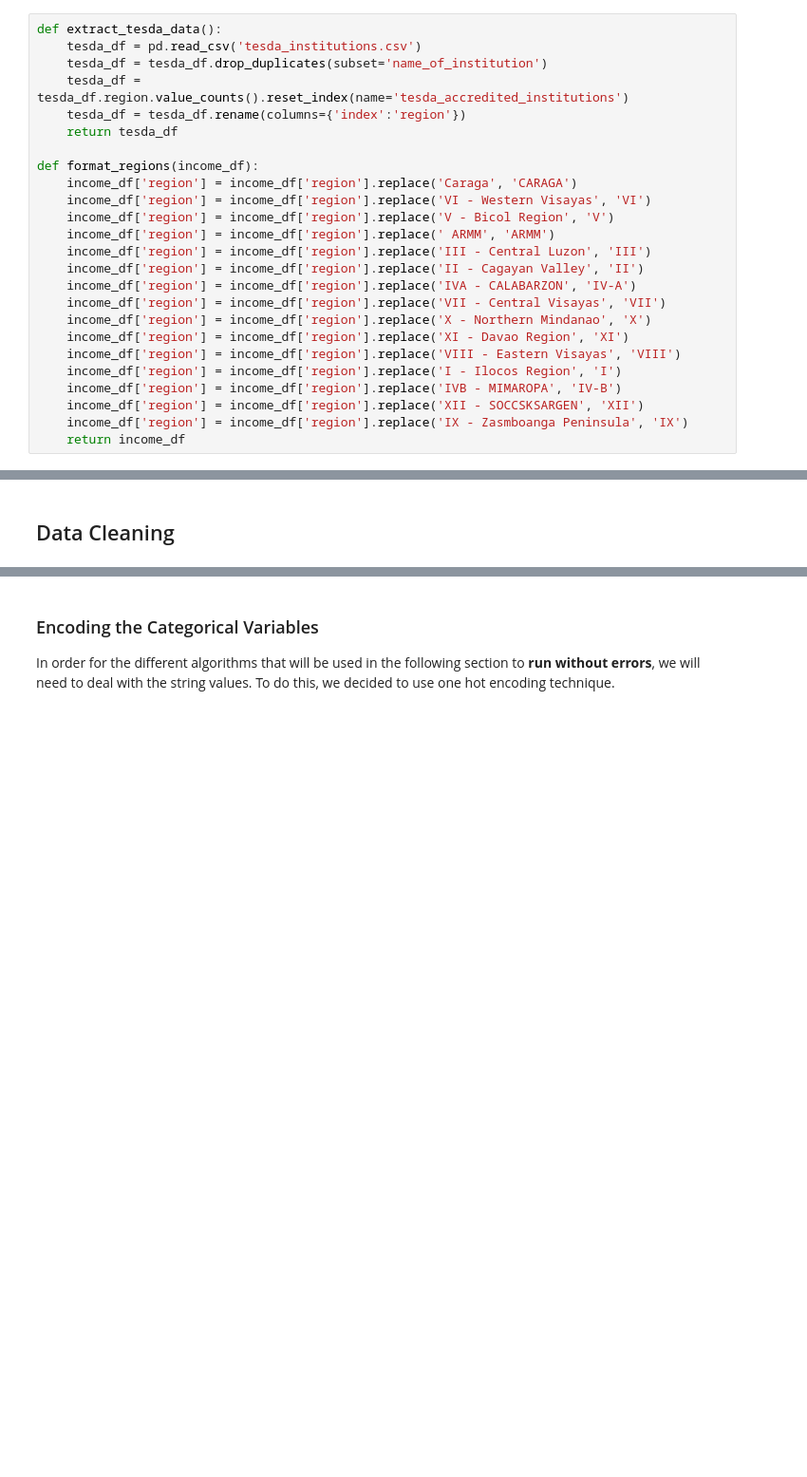
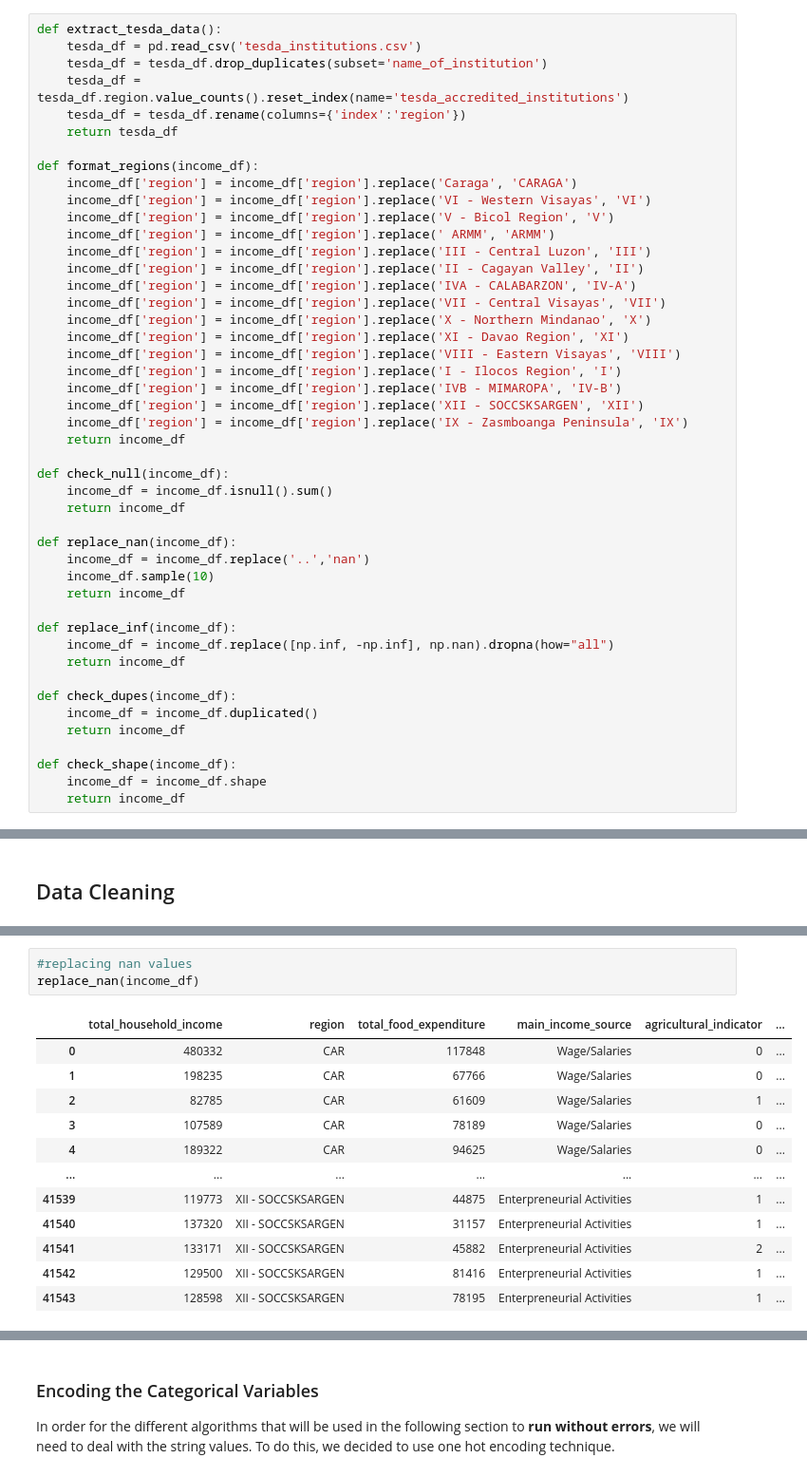
Before and after one commit to legaspicary/it465-group-project, a Jupyter notebook: group_project.ipynb, the cells around one changed output, grey strips where cells are left out. Shown at 95% size. Drawn from its saved outputs; the diff is of its cells as text; blank space fills up the shorter version.

Commit message:
Defining Functions for Data Cleaning
Please check code, correct me if I'm wrong. Thank you

```diff
--- a/group_project.ipynb
+++ b/group_project.ipynb
@@ -62,6 +62,27 @@ def format_regions(income_df):
     income_df['region'] = income_df['region'].replace('XII - SOCCSKSARGEN', 'XII')
     income_df['region'] = income_df['region'].replace('IX - Zasmboanga Peninsula', 'IX')
     return income_df
+
+def check_null(income_df):
+    income_df = income_df.isnull().sum()
+    return income_df
+
+def replace_nan(income_df):
+    income_df = income_df.replace('..','nan')
+    income_df.sample(10)
+    return income_df
+
+def replace_inf(income_df):
+    income_df = income_df.replace([np.inf, -np.inf], np.nan).dropna(how="all")
+    return income_df
+
+def check_dupes(income_df):
+    income_df = income_df.duplicated()
+    return income_df
+
+def check_shape(income_df):
+    income_df = income_df.shape
+    return income_df
 # %% [markdown]
 ## Preparing the Dataset
 # %% [markdown]
@@ -263,0 +254,16 @@ income_df.replace([np.inf, -np.inf], np.nan).dropna(how="all")
+# %%
+#replacing nan values
+replace_nan(income_df)
+# %% [output]
+|  | total_household_income | region | total_food_expenditure | main_income_source | agricultural_indicator | ... |
+| 0 | 480332 | CAR | 117848 | Wage/Salaries | 0 | ... |
+| 1 | 198235 | CAR | 67766 | Wage/Salaries | 0 | ... |
+| 2 | 82785 | CAR | 61609 | Wage/Salaries | 1 | ... |
+| 3 | 107589 | CAR | 78189 | Wage/Salaries | 0 | ... |
+| 4 | 189322 | CAR | 94625 | Wage/Salaries | 0 | ... |
+| ... | ... | ... | ... | ... | ... | ... |
+| 41539 | 119773 | XII - SOCCSKSARGEN | 44875 | Enterpreneurial Activities | 1 | ... |
+| 41540 | 137320 | XII - SOCCSKSARGEN | 31157 | Enterpreneurial Activities | 1 | ... |
+| 41541 | 133171 | XII - SOCCSKSARGEN | 45882 | Enterpreneurial Activities | 2 | ... |
+| 41542 | 129500 | XII - SOCCSKSARGEN | 81416 | Enterpreneurial Activities | 1 | ... |
+| 41543 | 128598 | XII - SOCCSKSARGEN | 78195 | Enterpreneurial Activities | 1 | ... |
```
Also changed, not shown: parts of 11 cells of this notebook.
